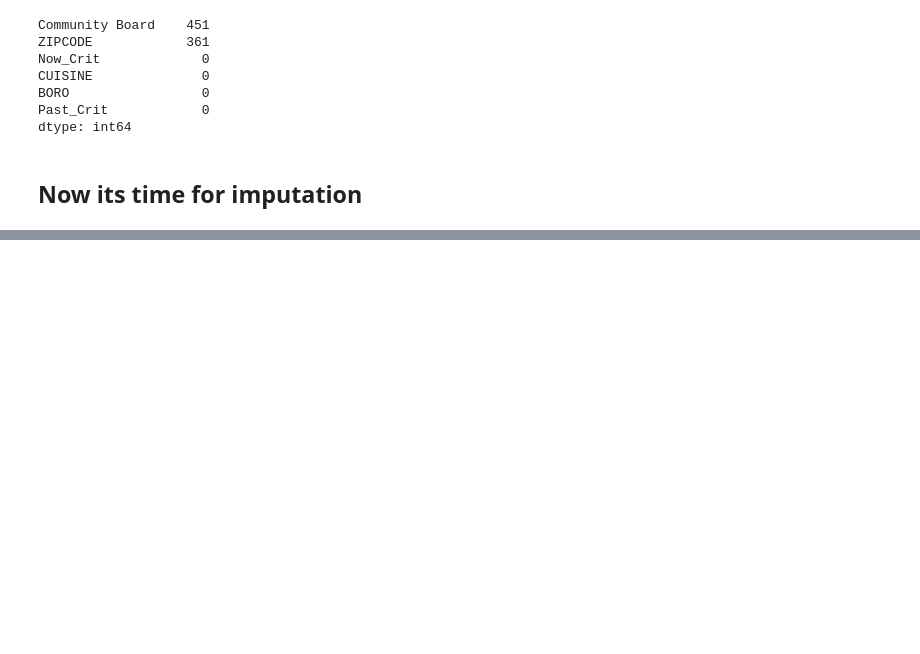
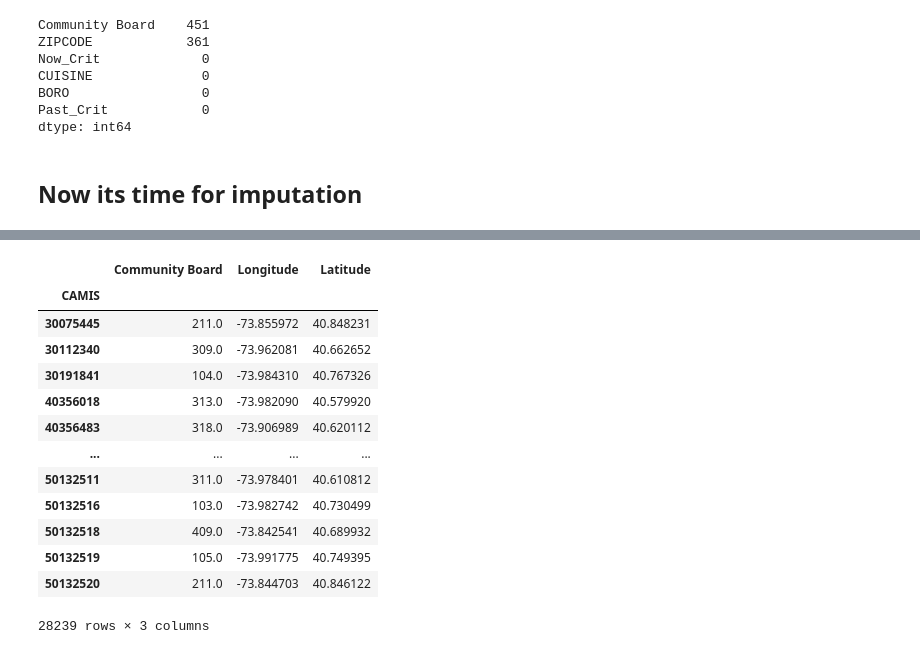
Before and after one commit to JacobMinkin/NYC_Restaurant_Health_Inspection, a Jupyter notebook: Project_1_Violations_again.ipynb, the cells around one changed output, grey strips where cells are left out. Drawn from its saved outputs; the diff is of its cells as text; code cells hidden in the pictures; blank space fills up the shorter version.

```diff
--- a/Project_1_Violations_again.ipynb
+++ b/Project_1_Violations_again.ipynb
@@ -384,0 +409,25 @@ impute_df = df[impute_variables]
+# %%
+from sklearn.impute import KNNImputer
+
+
+imputer = KNNImputer(n_neighbors=2, weights="uniform")
+a=imputer.fit_transform(impute_df)
+# %%
+df_imputed = pd.DataFrame(a, columns= list(impute_df), index= impute_df.index)
+# %%
+df_imputed
+# %% [output]
+|  | Community Board | Longitude | Latitude |
+| CAMIS |  |  |  |
+| 30075445 | 211.0 | -73.855972 | 40.848231 |
+| 30112340 | 309.0 | -73.962081 | 40.662652 |
+| 30191841 | 104.0 | -73.984310 | 40.767326 |
+| 40356018 | 313.0 | -73.982090 | 40.579920 |
+| 40356483 | 318.0 | -73.906989 | 40.620112 |
+| ... | ... | ... | ... |
+| 50132511 | 311.0 | -73.978401 | 40.610812 |
+| 50132516 | 103.0 | -73.982742 | 40.730499 |
+| 50132518 | 409.0 | -73.842541 | 40.689932 |
+| 50132519 | 105.0 | -73.991775 | 40.749395 |
+| 50132520 | 211.0 | -73.844703 | 40.846122 |
+28239 rows × 3 columns
```
Also changed, not shown: parts of 19 cells of this notebook, 1 other file.
